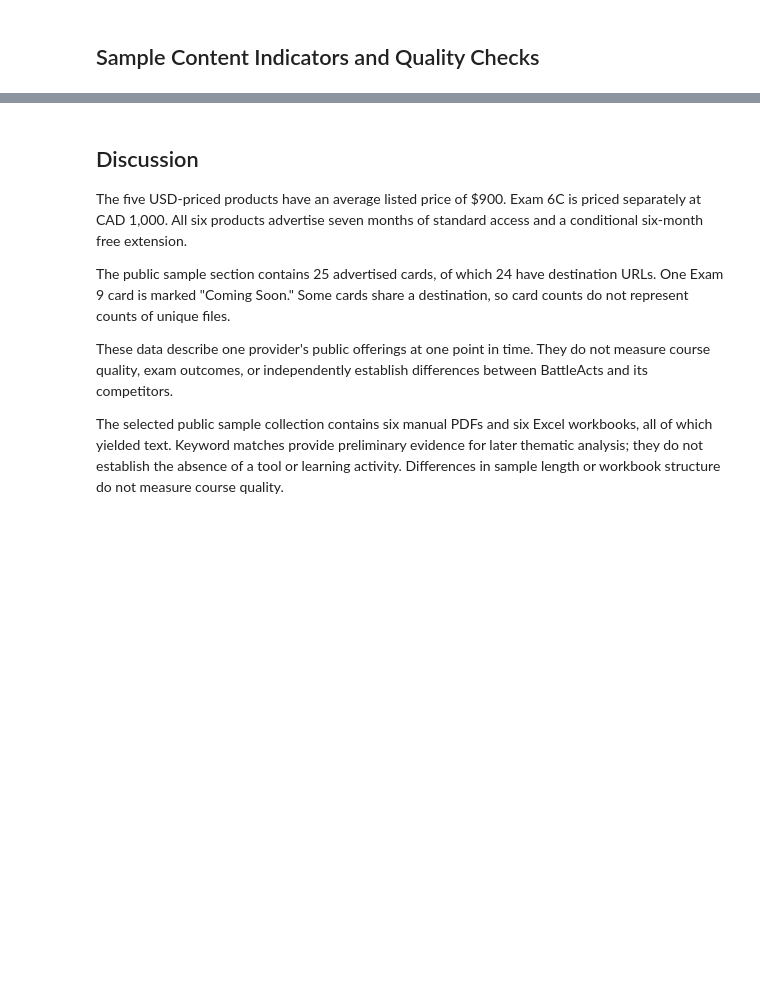
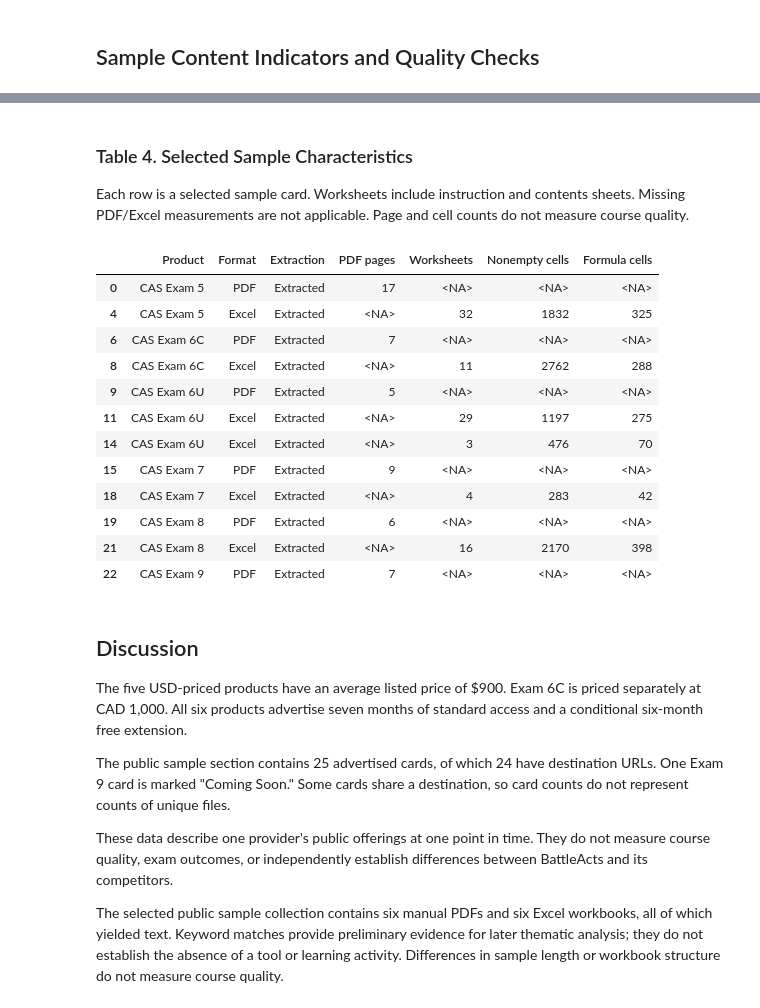
Before and after one commit to maxinehb/datasci530fall2026, a Jupyter notebook: Project 1/Project_1.ipynb, the cells around one changed output, grey strips where cells are left out. Drawn from its saved outputs; the diff is of its cells as text; code cells hidden in the pictures; blank space fills up the shorter version.

```diff
--- a/Project 1/Project_1.ipynb
+++ b/Project 1/Project_1.ipynb
@@ -866,0 +677,17 @@ display(additional_quality)
+# %%
+# Prices are kept separate by currency; other measures use all products
+summary_records = []
+for currency, group in products_final.groupby("currency"):
+    values = group["price"]
+    summary_records.append({"Measure": f"Price ({currency})",
+                            "Observations": values.count(),
+                            "Mean": values.mean(), "Sample variance": values.var()})
+for column, label in {
+    "duration_months": "Standard access (months)",
+    "practice_exam_count": "Original practice exams",
+    "free_extension_months": "Conditional extension (months)"
+}.items():
+    values = products_final[column]
+    summary_records.append({"Measure": label, "Observations": values.count(),
+                            "Mean": values.mean(), "Sample variance": values.var()})
+display(pd.DataFrame(summary_records).round(2))
@@ -867,3 +731,38 @@ display(additional_quality)
+# %% [markdown]
+### Table 4. Selected Sample Characteristics
+
+Each row is a selected sample card. Worksheets include instruction and contents sheets. Missing PDF/Excel measurements are not applicable. Page and cell counts do not measure course quality.
+# %%
+selected = samples_final.loc[
+    samples_final["extraction_status"].ne("Not selected")
+    & samples_final["extraction_status"].ne("No URL listed")
+]
+sample_overview = selected[[
+    "product_name", "resource_type", "extraction_status",
+    "page_count", "sheet_count", "nonempty_cells", "formula_cells"
+]].rename(columns={
+    "product_name": "Product", "resource_type": "Format",
+    "extraction_status": "Extraction", "page_count": "PDF pages",
+    "sheet_count": "Worksheets", "nonempty_cells": "Nonempty cells",
+    "formula_cells": "Formula cells"
+})
+for column in ["PDF pages", "Worksheets", "Nonempty cells", "Formula cells"]:
+    sample_overview[column] = sample_overview[column].astype("Int64")
+display(sample_overview)
+# %% [output]
+|  | Product | Format | Extraction | PDF pages | Worksheets | Nonempty cells | Formula cells |
+| 0 | CAS Exam 5 | PDF | Extracted | 17 | <NA> | <NA> | <NA> |
+| 4 | CAS Exam 5 | Excel | Extracted | <NA> | 32 | 1832 | 325 |
+| 6 | CAS Exam 6C | PDF | Extracted | 7 | <NA> | <NA> | <NA> |
+| 8 | CAS Exam 6C | Excel | Extracted | <NA> | 11 | 2762 | 288 |
+| 9 | CAS Exam 6U | PDF | Extracted | 5 | <NA> | <NA> | <NA> |
+| 11 | CAS Exam 6U | Excel | Extracted | <NA> | 29 | 1197 | 275 |
+| 14 | CAS Exam 6U | Excel | Extracted | <NA> | 3 | 476 | 70 |
+| 15 | CAS Exam 7 | PDF | Extracted | 9 | <NA> | <NA> | <NA> |
+| 18 | CAS Exam 7 | Excel | Extracted | <NA> | 4 | 283 | 42 |
+| 19 | CAS Exam 8 | PDF | Extracted | 6 | <NA> | <NA> | <NA> |
+| 21 | CAS Exam 8 | Excel | Extracted | <NA> | 16 | 2170 | 398 |
+| 22 | CAS Exam 9 | PDF | Extracted | 7 | <NA> | <NA> | <NA> |
 # %% [markdown]
 ## Discussion
 
```
Also changed, not shown: parts of 23 cells of this notebook.
